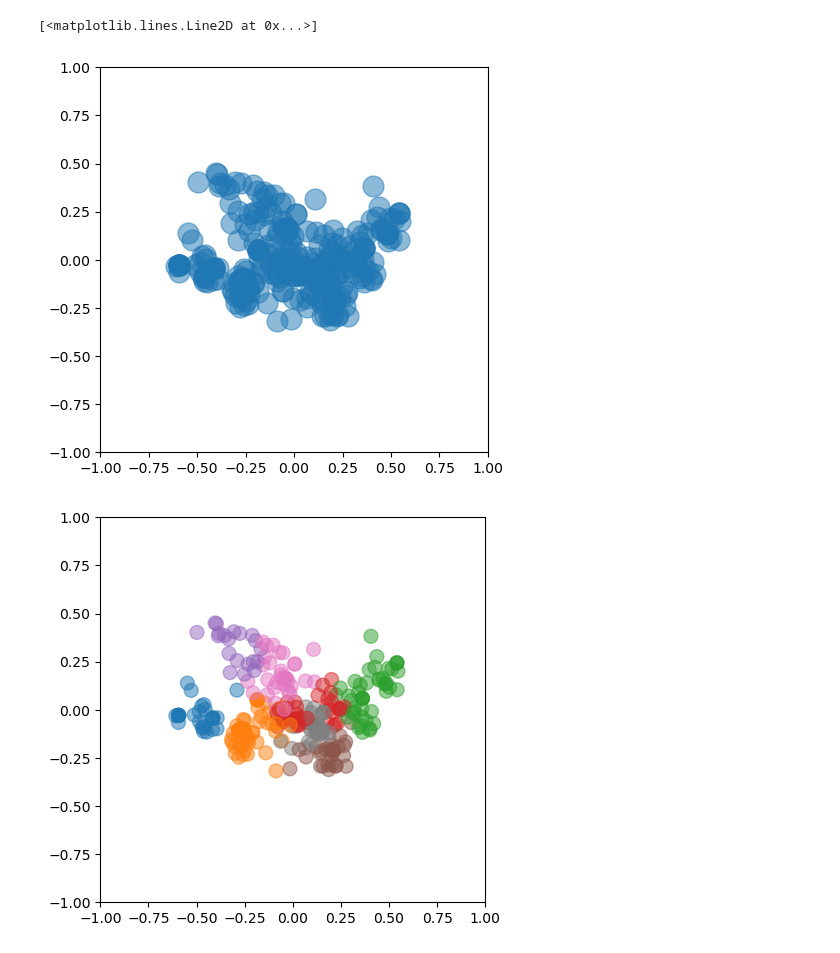
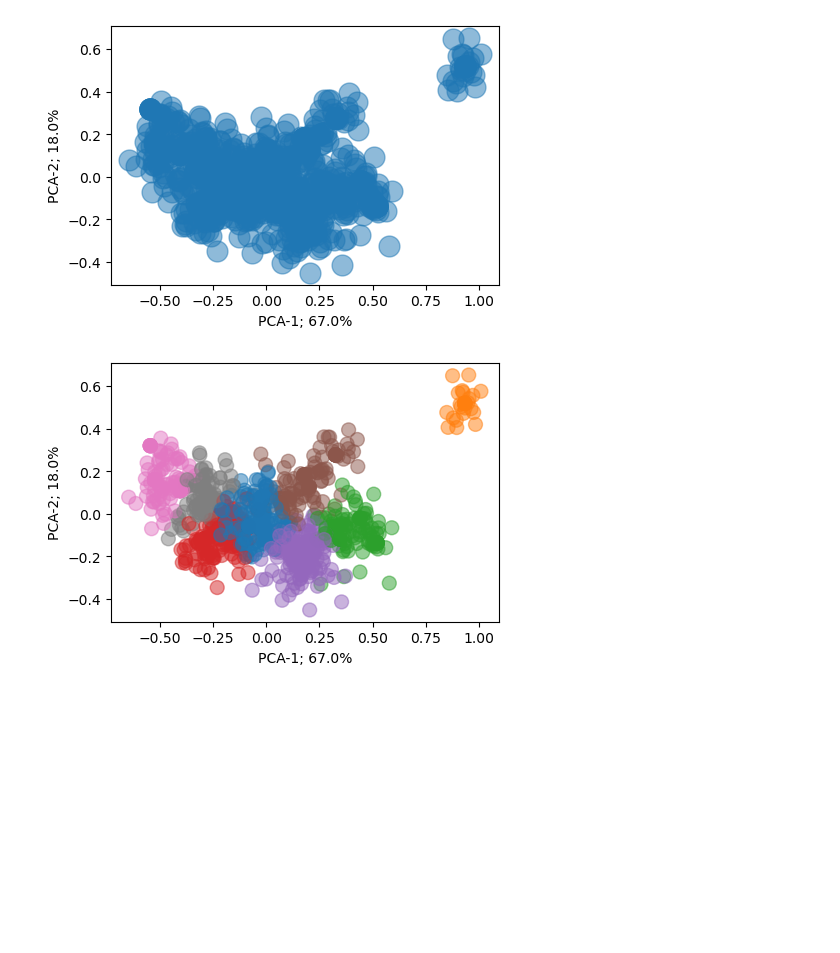
Before and after one commit to karsten3112/Computational-Physics, a Jupyter notebook: Week4/exercise23.ipynb, the cells around one changed output. Drawn from its saved outputs; the diff is of its cells as text; code cells hidden in the pictures; blank space fills up the shorter version.

```diff
--- a/Week4/exercise23.ipynb
+++ b/Week4/exercise23.ipynb
@@ -14,39 +14,43 @@ plt.rc('animation', html='jshtml')
 # %%
 pos_flat = np.loadtxt('lj10clusters.txt')
 positions = pos_flat.reshape(-1,pos_flat.shape[1]//2,2)
-atom_cols = [Atom_Collection([Atom(position=pos, size=20) for pos in poses]) for poses in positions][5:35]
+atom_cols = [Atom_Collection([Atom(position=pos) for pos in poses]) for poses in positions][0:35]
 coul_desc = CoulombMatrixSpectrum()
 fit_data = [coul_desc.get_descriptor(atom_col=atom_col) for atom_col in atom_cols]
+
+descriptors = []
+rattled_cols = []
+for atom_col in atom_cols:
+    for i in range(30):
+        atom_col_copy = copy.deepcopy(atom_col)
+        atom_col_copy.rattle_atoms(delta=0.05, rattle_steps=np.random.randint(0, 4))
+        descriptor = coul_desc.get_descriptor(atom_col=atom_col_copy)
+        descriptors.append(descriptor)
+        rattled_cols.append(atom_col_copy)
+
+descriptors = [coul_desc.get_descriptor(atom_col=atom_col) for atom_col in rattled_cols]
+
 pca = PCA(2)
 pca.fit(data=fit_data)
-# %%
-descriptors = []
-for atom_col in atom_cols:
-    for i in range(10):
-        atom_col_copy = copy.deepcopy(atom_col)
-        atom_col_copy.rattle_atoms(delta=0.05, rattle_steps=np.random.randint(0, 4))
-        descriptor = coul_desc.get_descriptor(atom_col=atom_col_copy)
-        descriptors.append(descriptor)
 # %%
 fig, ax = plt.subplots(figsize=(5,5))
-ax.set_xlim([-1,1])
-ax.set_ylim([-1,1])
 trans_data = pca.transform(data=descriptors)
 ax.plot(trans_data[:,0], trans_data[:,1], 'o', markersize=15, alpha=0.5)
-#ax.set_aspect("equal")
+ax.set_xlabel(f"PCA-1; {round(pca.explained_var[0], 2)*100}%")
+ax.set_ylabel(f"PCA-2; {round(pca.explained_var[1], 2)*100}%")
+ax.set_aspect("equal")
 # %% [output]
-[<matplotlib.lines.Line2D at 0x...>]
-[figure, old version]
+[figure, new version]
 # %%
 kmeans = KMeans(n_clusters=8, max_iter=100)
 kmeans.fit(data=np.array(descriptors), init_mus=np.array([descriptors[i] for i in np.random.randint(0, len(descriptors), size=8)]))
 # %%
 fig, ax = plt.subplots(figsize=(5,5))
-ax.set_xlim([-1,1])
-ax.set_ylim([-1,1])
 labels = kmeans.predict(descriptors)
 ax.scatter(trans_data[:,0],trans_data[:,1],c=[f"C{label}" for label in labels], s=100, alpha=0.5)
 trans_mus = pca.transform(data=kmeans.mus)
-ax.set_aspect('equal')
+ax.set_xlabel(f"PCA-1; {round(pca.explained_var[0], 2)*100}%")
+ax.set_ylabel(f"PCA-2; {round(pca.explained_var[1], 2)*100}%")
+ax.set_aspect("equal")
 # %% [output]
-[figure, old version]
+[figure, new version]
```
Also changed, not shown: parts of 4 cells of this notebook, 3 other files.
